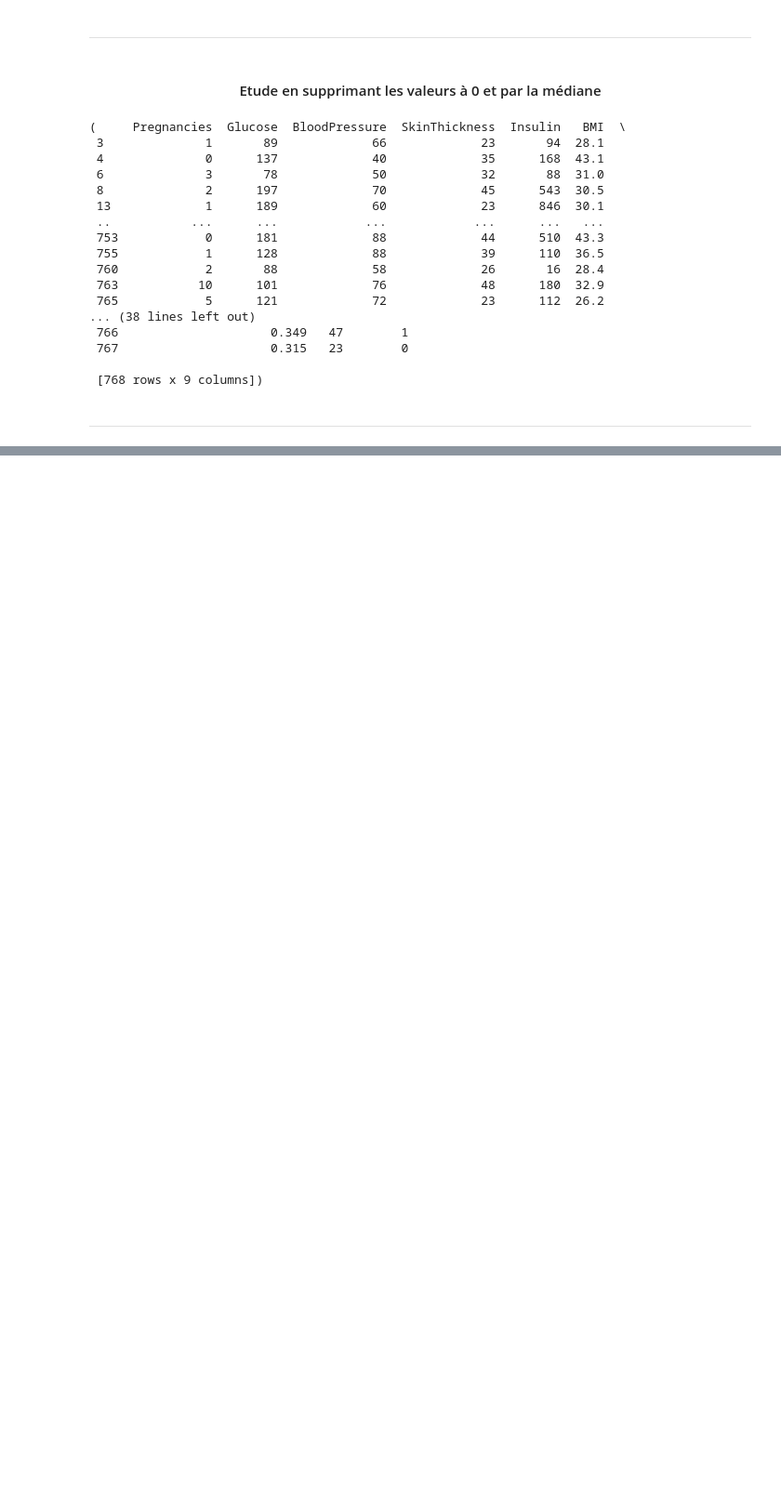
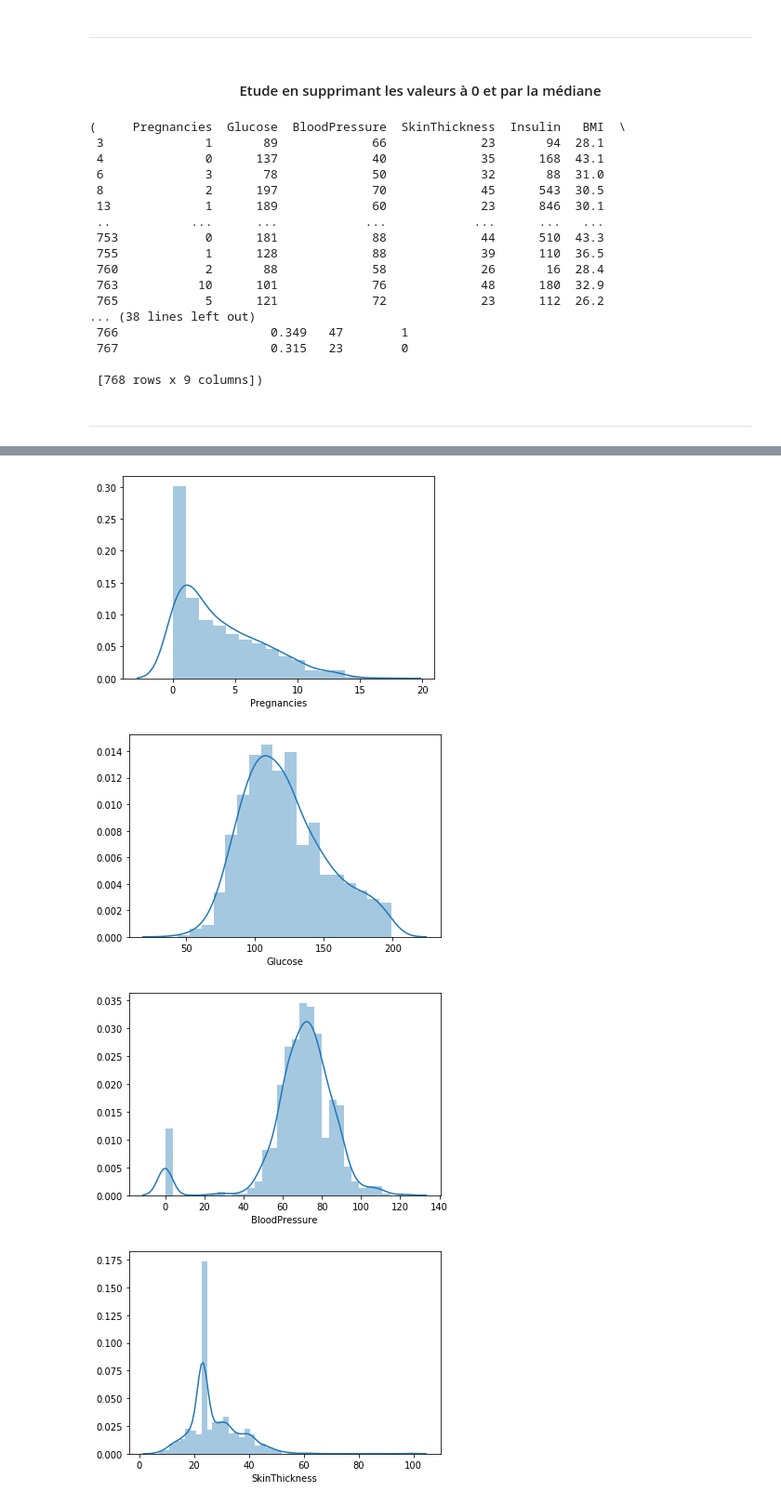
Before and after one commit to Abdelrazak-sakhri/diabete, a Jupyter notebook: Projet_diabete_Lamine_Mourad_Abdel.ipynb, the cells around one changed output, grey strips where cells are left out. Shown: that part at 93% size. Saved outputs shown, nothing was run; the diff lists cells and outputs as text; code cells hidden in the pictures; blank space fills up the shorter version.

```diff
--- a/Projet_diabete_Lamine_Mourad_Abdel.ipynb
+++ b/Projet_diabete_Lamine_Mourad_Abdel.ipynb
@@ -205,0 +215,9 @@ ______
+# %%
+for col in df_median:
+    plt.figure()
+    sns.distplot(df_median[col])
+# %% [output]
+[figure, added]
+[figure, added]
+[figure, added]
+[figure, added]
```
Also changed, not shown: parts of 22 cells of this notebook.
